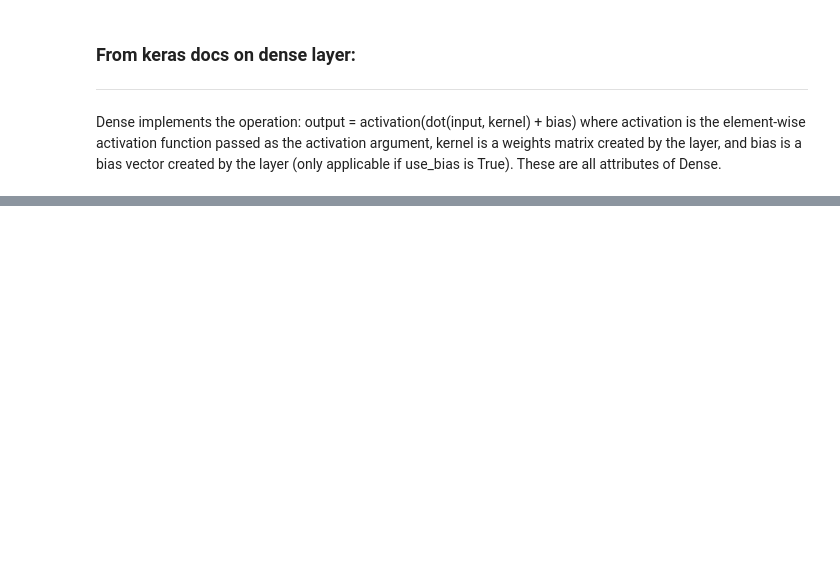
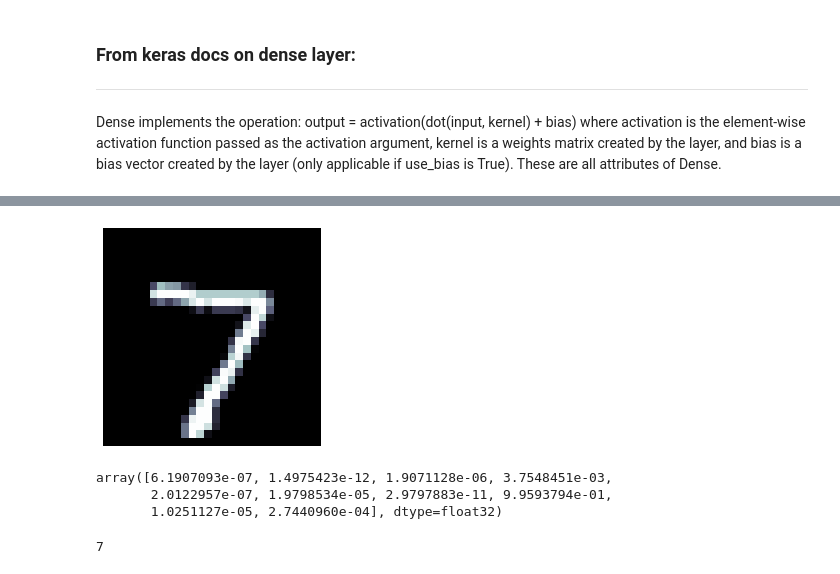
Before and after one commit to siddpatel1/DSPS_SPatel, a Jupyter notebook: HW10/sidpatel_hw10_digit_recognition_autoencoder.ipynb, the cells around one changed output, grey strips where cells are left out. Saved outputs shown, nothing was run; the diff lists cells and outputs as text; code cells hidden in the pictures; blank space fills up the shorter version.

```diff
--- a/HW10/sidpatel_hw10_digit_recognition_autoencoder.ipynb
+++ b/HW10/sidpatel_hw10_digit_recognition_autoencoder.ipynb
@@ -47,5 +52,5 @@ x_train = (x_train.astype(float) / 255)
 x_test = (x_test.astype(float) / 255)
 # %%
 #reshape data to be nimg(train) or nimgT(test), total pixels = img_row * img col
-x_train.reshape(nimg, img_row*img_col);
-x_test.reshape(nimgT, img_row*img_col);
+x_train = x_train.reshape(nimg, img_row*img_col);
+x_test = x_test.reshape(nimgT, img_row*img_col);
@@ -64,0 +147,11 @@ model_digitRecog.add(Dense(img_col*img_row, activation="sigmoid"))
+# %%
+pl.imshow(x_test[0].reshape((28,28)) , cmap="bone")
+pl.axis('off');
+# %% [output]
+[figure, added]
+# %%
+outputRecog[0]
+# %% [output]
+array([6.1907093e-07, 1.4975423e-12, 1.9071128e-06, 3.7548451e-03,
+       2.0122957e-07, 1.9798534e-05, 2.9797883e-11, 9.9593794e-01,
+       1.0251127e-05, 2.7440960e-04], dtype=float32)
@@ -64,0 +163,4 @@ model_digitRecog.add(Dense(img_col*img_row, activation="sigmoid"))
+# %%
+np.argmax(outputRecog[0])
+# %% [output]
+7
```
Also changed, not shown: parts of 19 cells of this notebook.
